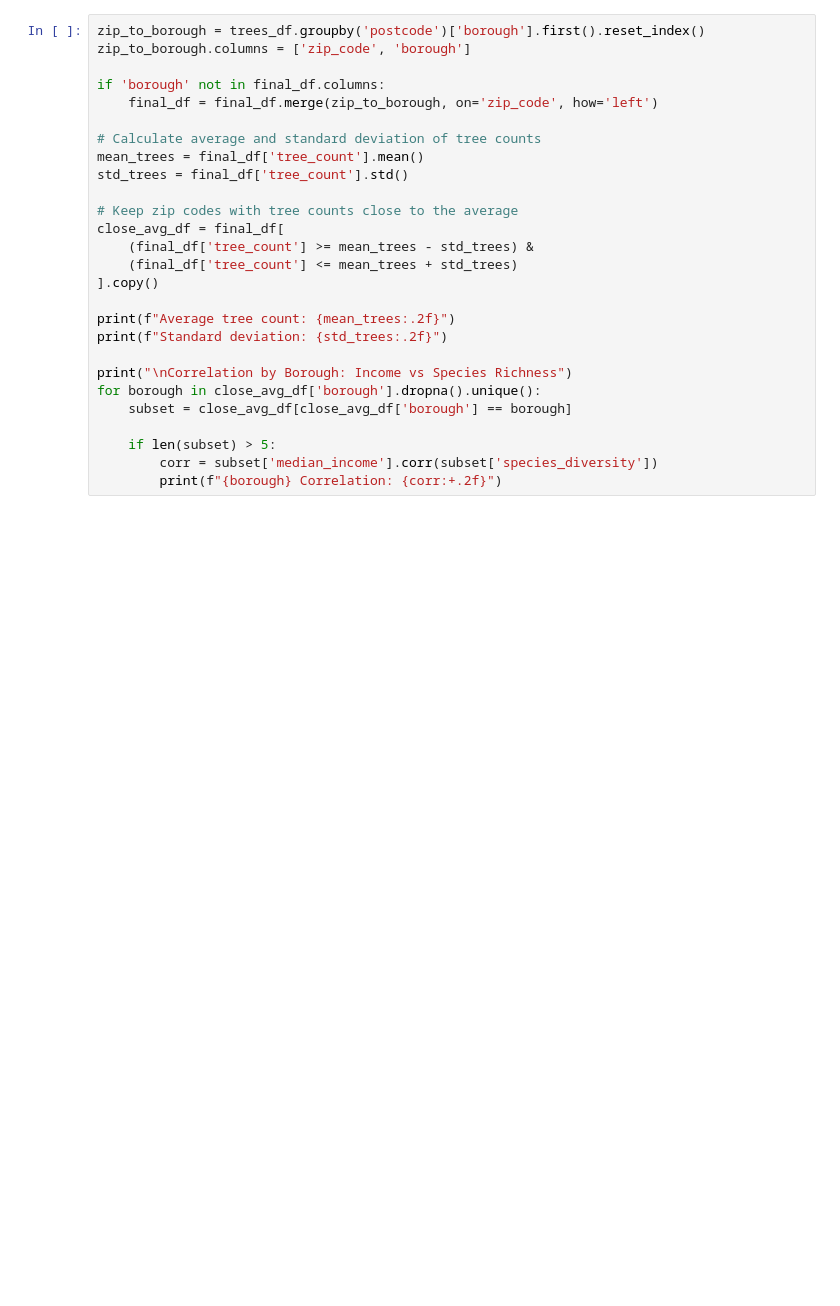
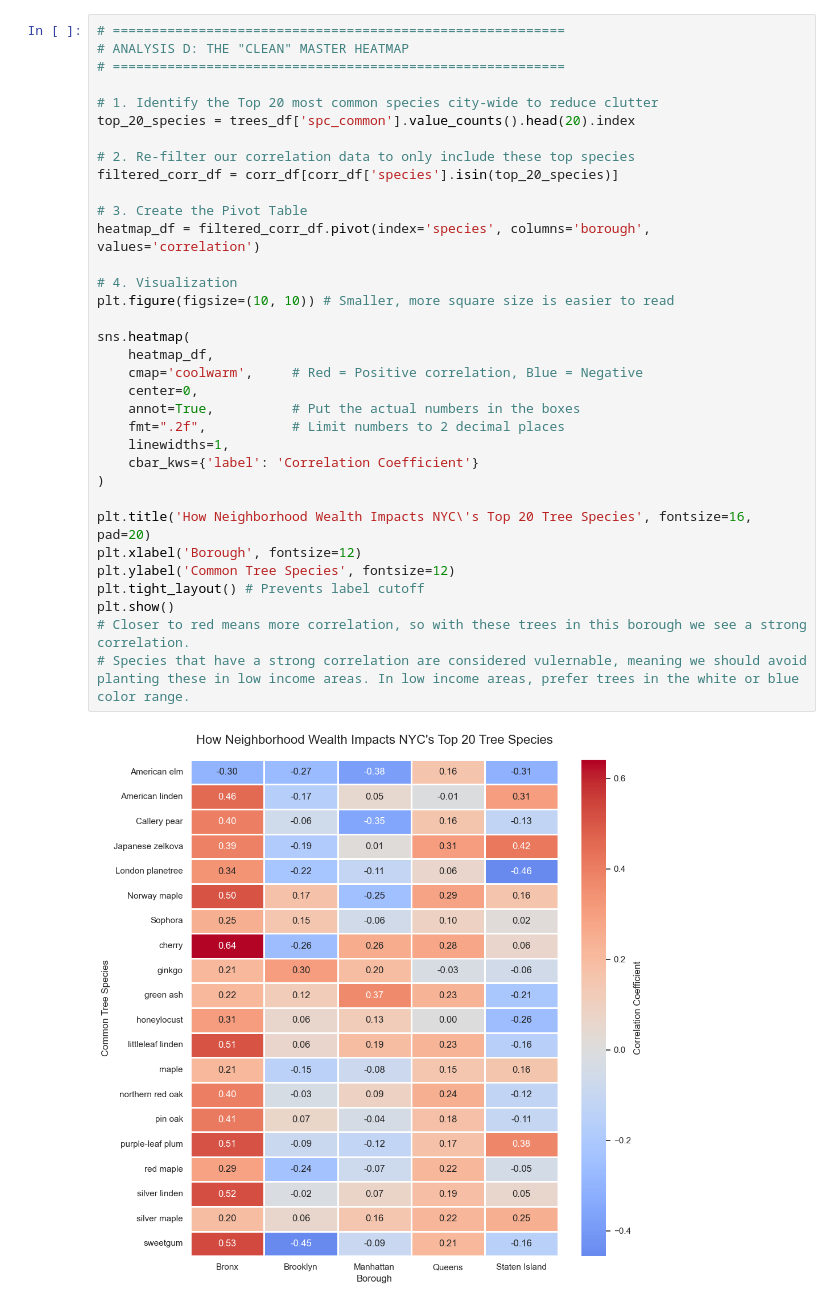
Before and after one commit to nyevy/urban-canopy-data-mining, a Jupyter notebook: exploration.ipynb, the cells around one changed output. Drawn from its saved outputs; the diff is of its cells as text; blank space fills up the shorter version.

Commit message:
Cleanup 3-24-26

```diff
--- a/exploration.ipynb
+++ b/exploration.ipynb
@@ -294,27 +393,36 @@ print(f"Correlation between income and species richness: {corr:.2f}")
 # %%
-zip_to_borough = trees_df.groupby('postcode')['borough'].first().reset_index()
-zip_to_borough.columns = ['zip_code', 'borough']
+# ==========================================================
+# ANALYSIS D: THE "CLEAN" MASTER HEATMAP
+# ==========================================================
 
-if 'borough' not in final_df.columns:
-    final_df = final_df.merge(zip_to_borough, on='zip_code', how='left')
+# 1. Identify the Top 20 most common species city-wide to reduce clutter
+top_20_species = trees_df['spc_common'].value_counts().head(20).index
 
-# Calculate average and standard deviation of tree counts
-mean_trees = final_df['tree_count'].mean()
-std_trees = final_df['tree_count'].std()
+# 2. Re-filter our correlation data to only include these top species
+filtered_corr_df = corr_df[corr_df['species'].isin(top_20_species)]
 
-# Keep zip codes with tree counts close to the average
-close_avg_df = final_df[
-    (final_df['tree_count'] >= mean_trees - std_trees) &
-    (final_df['tree_count'] <= mean_trees + std_trees)
-].copy()
+# 3. Create the Pivot Table
+heatmap_df = filtered_corr_df.pivot(index='species', columns='borough', values='correlation')
 
-print(f"Average tree count: {mean_trees:.2f}")
-print(f"Standard deviation: {std_trees:.2f}")
+# 4. Visualization
+plt.figure(figsize=(10, 10)) # Smaller, more square size is easier to read
 
-print("\nCorrelation by Borough: Income vs Species Richness")
-for borough in close_avg_df['borough'].dropna().unique():
-    subset = close_avg_df[close_avg_df['borough'] == borough]
+sns.heatmap(
+    heatmap_df,
+    cmap='coolwarm',     # Red = Positive correlation, Blue = Negative
+    center=0,
+    annot=True,          # Put the actual numbers in the boxes
+    fmt=".2f",           # Limit numbers to 2 decimal places
+    linewidths=1,
+    cbar_kws={'label': 'Correlation Coefficient'}
+)
 
-    if len(subset) > 5:
-        corr = subset['median_income'].corr(subset['species_diversity'])
-        print(f"{borough} Correlation: {corr:+.2f}")
+plt.title('How Neighborhood Wealth Impacts NYC\'s Top 20 Tree Species', fontsize=16, pad=20)
+plt.xlabel('Borough', fontsize=12)
+plt.ylabel('Common Tree Species', fontsize=12)
+plt.tight_layout() # Prevents label cutoff
+plt.show()
+# Closer to red means more correlation, so with these trees in this borough we see a strong correlation.
+# Species that have a strong correlation are considered vulernable, meaning we should avoid planting these in low income areas. In low income areas, prefer trees in the white or blue color range.
+# %% [output]
+[figure, added]
```
Also changed, not shown: parts of 23 cells of this notebook.
